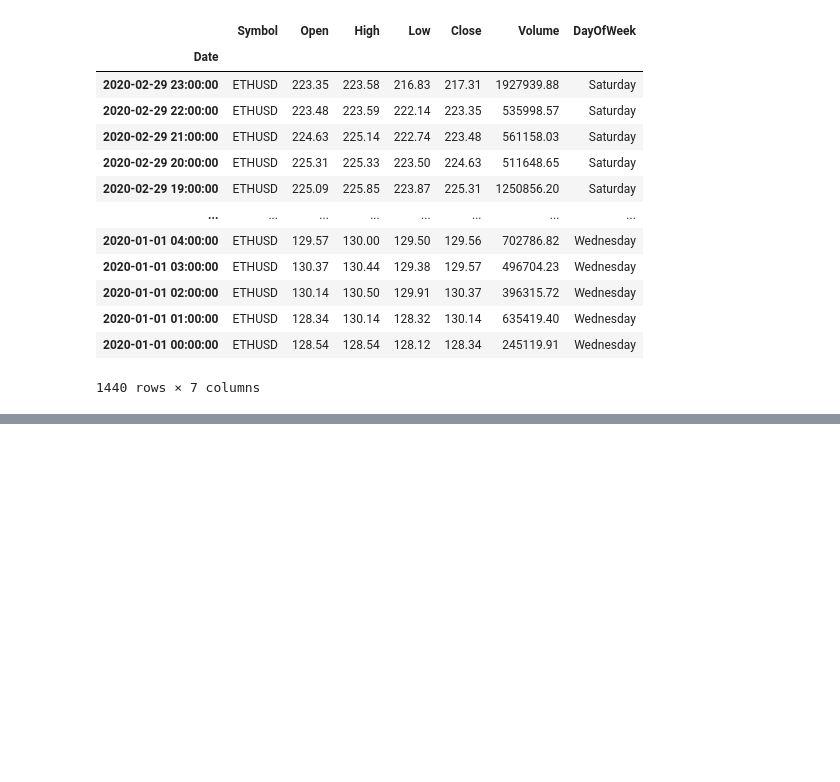
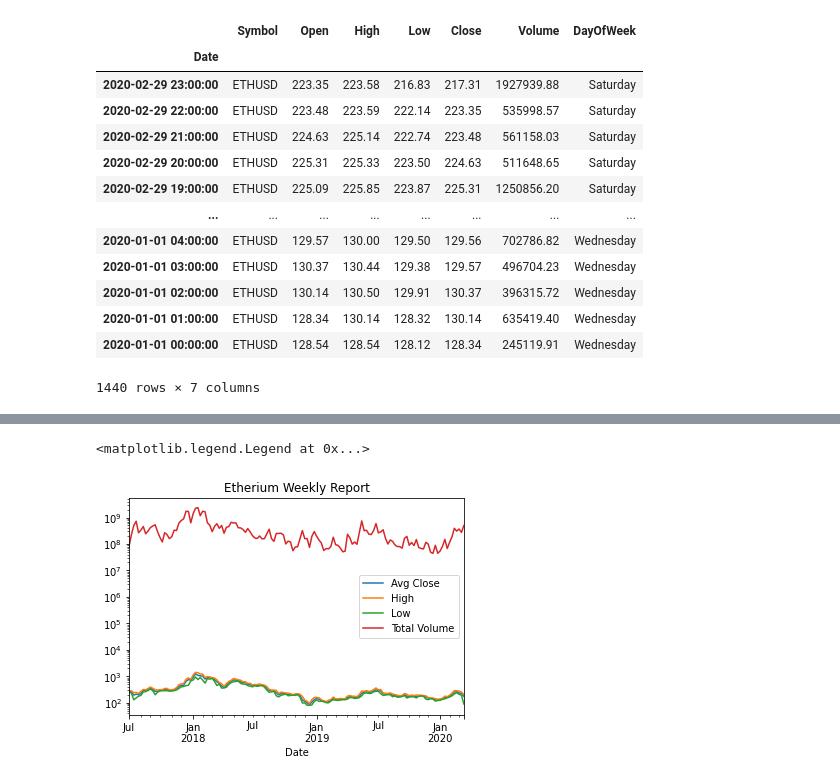
Before and after one commit to v-zeng/python_projects, a Jupyter notebook: time_series_cryptocurrency.ipynb, the cells around one changed output, grey strips where cells are left out. Saved outputs shown, nothing was run; the diff lists cells and outputs as text; code cells hidden in the pictures; blank space fills up the shorter version.

```diff
--- a/time_series_cryptocurrency.ipynb
+++ b/time_series_cryptocurrency.ipynb
@@ -123,0 +153,6 @@ df['2020-01':'2020-02']
+# %%
+weeklies.plot(logy=True, title='Etherium Weekly Report') # semi-log to prevent huge spike in plot due to 'Volume'
+plt.legend(["Avg Close","High", "Low", "Total Volume"])
+# %% [output]
+<matplotlib.legend.Legend at 0x...>
+[figure, added]
```
Also changed, not shown: parts of 7 cells of this notebook.
